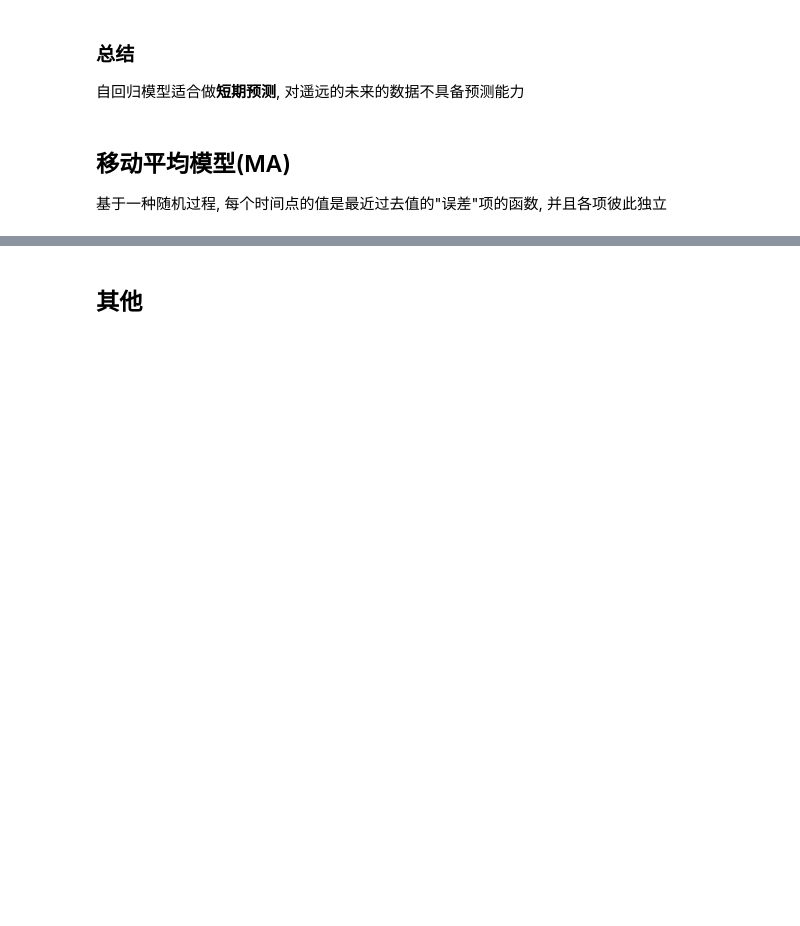
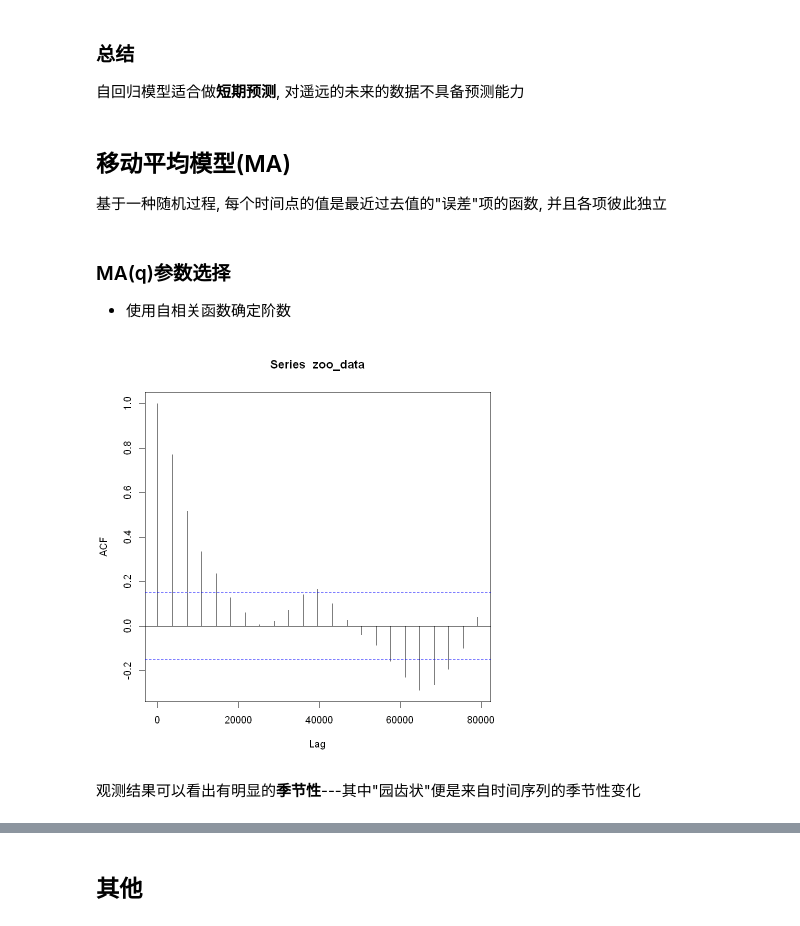
Before and after one commit to 1554823142/time_series_analysis, a Jupyter notebook: my_code/chap6/stastic_modoule.ipynb, the cells around one changed output, grey strips where cells are left out. Cells and saved outputs as stored; diff of their text form; code cells hidden in the pictures; blank space fills up the shorter version.

```diff
--- a/my_code/chap6/stastic_modoule.ipynb
+++ b/my_code/chap6/stastic_modoule.ipynb
@@ -432,3 +396,13 @@ plot(fitted(fit, h = 30))
 ## 移动平均模型(MA)
 
 基于一种随机过程, 每个时间点的值是最近过去值的"误差"项的函数, 并且各项彼此独立
+# %% [markdown]
+### MA(q)参数选择
+
+- 使用自相关函数确定阶数
+# %%
+acf(zoo_data)
+# %% [output]
+[figure, added]
+# %% [markdown]
+观测结果可以看出有明显的**季节性**---其中"园齿状"便是来自时间序列的季节性变化
```
Also changed, not shown: parts of 12 cells of this notebook, 3 other files.
